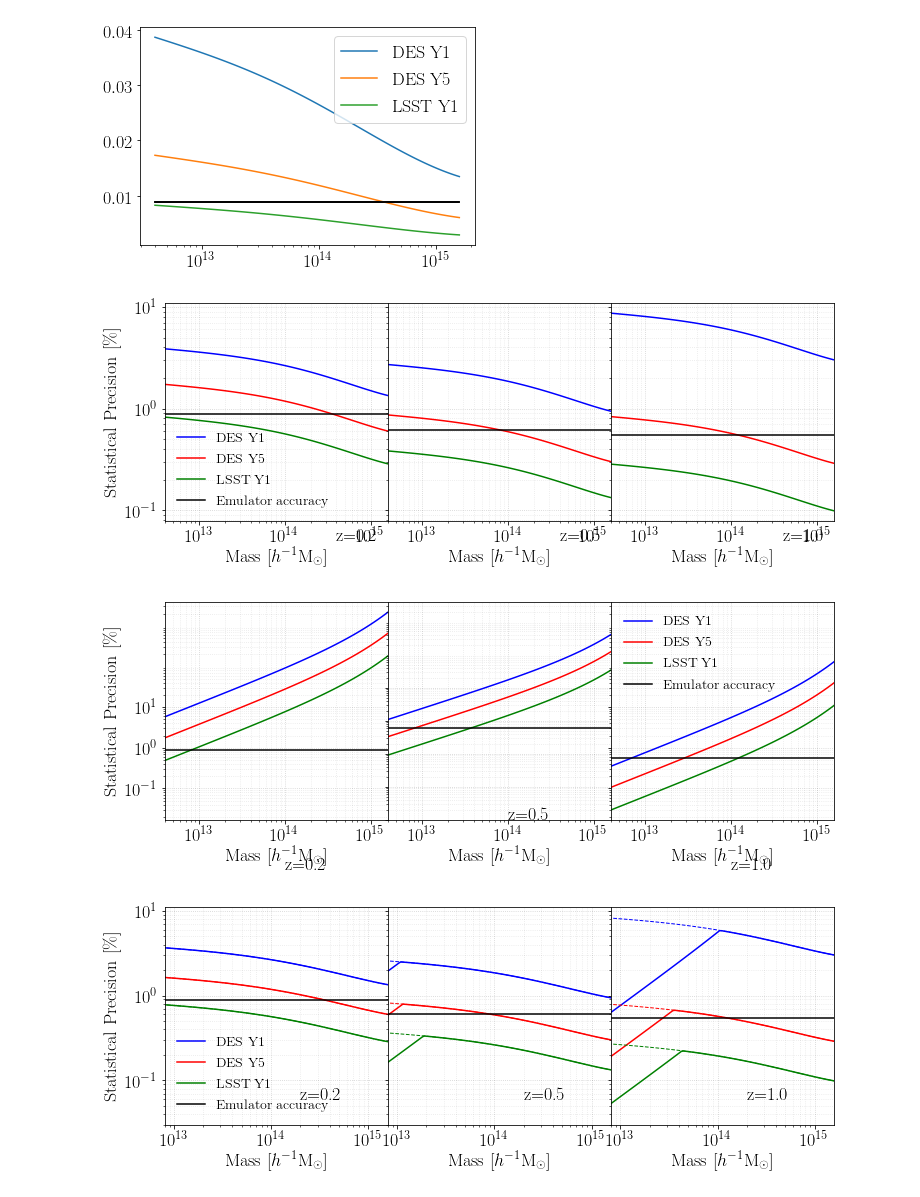
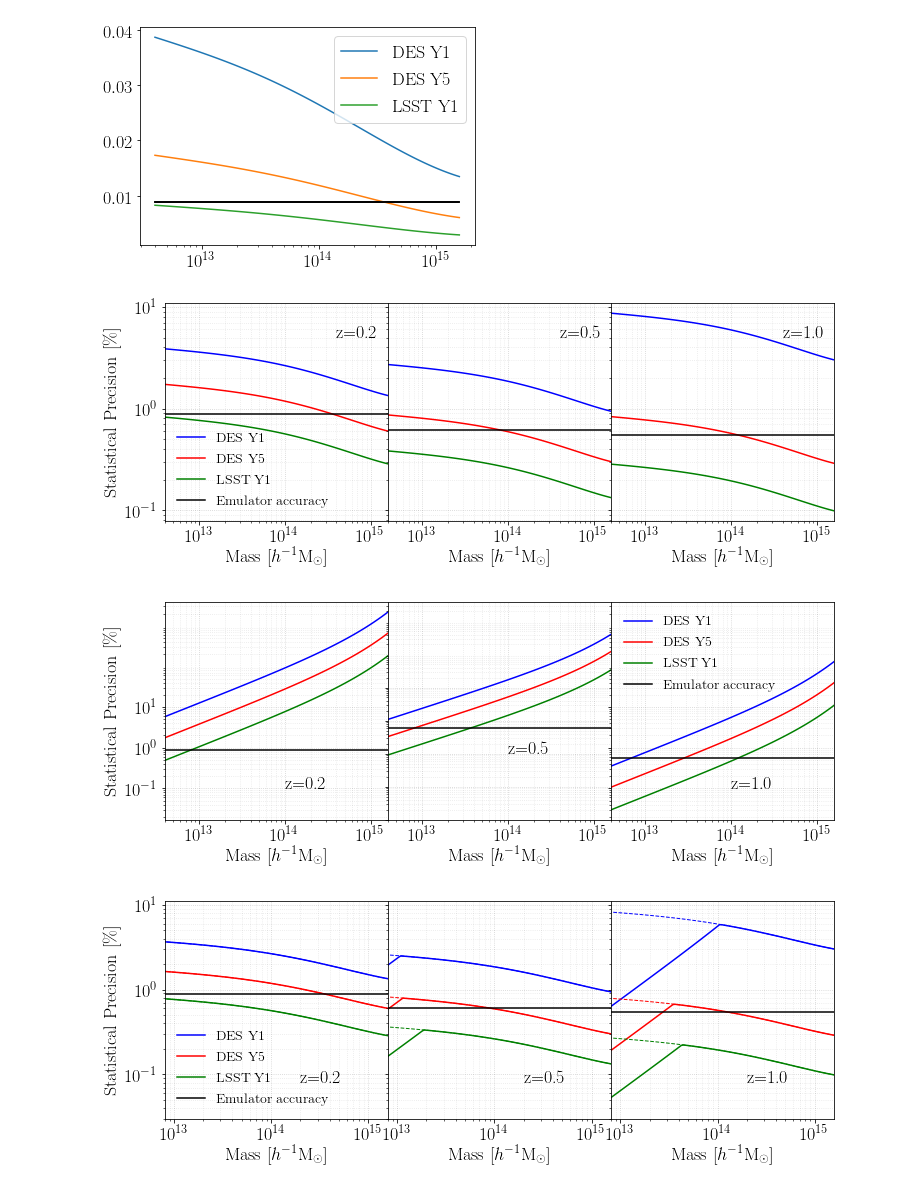
Before and after one commit to AemulusProject/bias_emulator, a Jupyter notebook: notebooks/Bias Accuracy Requirements.ipynb, the cells around one changed output. Saved outputs shown, nothing was run; the diff lists cells and outputs as text; code cells hidden in the pictures.

```diff
--- a/notebooks/Bias Accuracy Requirements.ipynb
+++ b/notebooks/Bias Accuracy Requirements.ipynb
@@ -272,7 +272,7 @@ for j,z in enumerate(zs):
     ax[j].plot(M, acc_model*scale, c='k', label="Emulator accuracy")
     ax[j].set_xscale('log')
     ax[j].set_yscale('log')
-    ax[j].text(4e14, 0.05, r"z=%.1f"%z, fontsize=18)
+    ax[j].text(4e14, 0.05*scale, r"z=%.1f"%z, fontsize=18)
     ax[j].set_xlabel(r"${\rm Mass}\ [h^{-1}{\rm M}_\odot]$")
     #ax[j].set_xlabel("Mass")
     ax[j].set_xlim(min(M), max(M))
@@ -287,7 +287,7 @@ plt.subplots_adjust(wspace=0)
 fig.savefig("bias_acc_DS.png", dpi=300, bbox_inches="tight")
 fig.savefig("bias_acc_DS.pdf", dpi=300, bbox_inches="tight")
 # %% [output]
-[figure, old version]
+[figure, new version]
 # %%
 zs = [0.2, 0.5, 1.0]
 colors = ["b", "r", "g"]
@@ -301,35 +301,35 @@ for j,z in enumerate(zs):
         zstar = zstars[i]
         area = areas[i]
         args = get_args(z, SD, zstar, area, base_args)
 
         M = args["M"]
 
         acc = get_bias_accuracy_xihh(z, args, frac_over)
         ax[j].plot(M, acc*scale, label=name, c=colors[i])
     nu = base_args["nu"]
     acc_model = accuracy_model.accuracy_at_nu_z(nu, z)
     ax[j].plot(M, acc_model*scale, c='k', label="Emulator accuracy")
     ax[j].set_xscale('log')
     ax[j].set_yscale('log')
-    ax[j].text(1e14, 0.001, r"z=%.1f"%z, fontsize=18)
+    ax[j].text(1e14, 0.001*scale, r"z=%.1f"%z, fontsize=18)
     ax[j].set_xlabel(r"${\rm Mass}\ [h^{-1}{\rm M}_\odot]$")
     #ax[j].set_xlabel("Mass")
     ax[j].set_xlim(min(M), max(M))
     #ax[j].set_ylim(0.005, 0.048)
     al = 0.2 #alpha
     ax[j].grid(which="major",color='k', alpha=al, ls=':')
     ax[j].grid(which="minor",color='k', alpha=al/2, ls=':')
 
 ax[1].set_yticks([1e-3,1e-2,1e-1,1e0,1e1])
 #ax[1].set_yticklabels([1e-3,1e-2,1e-1,1e0,1e1])
 
 ax[2].legend(loc=0, frameon=False, fontsize=14)
 ax[0].set_ylabel(y_axis_label)
 plt.subplots_adjust(wspace=0)
 fig.savefig("bias_acc_xihh.png", dpi=300, bbox_inches="tight")
 fig.savefig("bias_acc_xihh.pdf", dpi=300, bbox_inches="tight")
 # %% [output]
-[figure, old version]
+[figure, new version]
 # %%
 zs = [0.2, 0.5, 1.0]
 colors = ["b", "r", "g"]
@@ -361,7 +361,7 @@ for j,z in enumerate(zs):
     #Text in upper left
     #ax[j].text(6e12, 0.05, r"z=%.1f"%z, fontsize=15)
     #Text in bottom right
-    ax[j].text(2e14, 0.0006*scale, r"z=%.1f"%z, fontsize=18)
+    ax[j].text(2e14, 0.0008*scale, r"z=%.1f"%z, fontsize=18)
     ax[j].set_xlabel(r"${\rm Mass}\ [h^{-1}{\rm M}_\odot]$")
     #ax[j].set_xlabel("Mass")
     ax[j].set_xlim(min(M), max(M))
@@ -378,4 +378,4 @@ plt.subplots_adjust(wspace=0)
 fig.savefig("bias_accuracy_requirement.png", dpi=300, bbox_inches="tight")
 fig.savefig("bias_accuracy_requirement.pdf", dpi=300, bbox_inches="tight")
 # %% [output]
-[figure, old version]
+[figure, new version]
```
Also changed, not shown: 3 other files.
